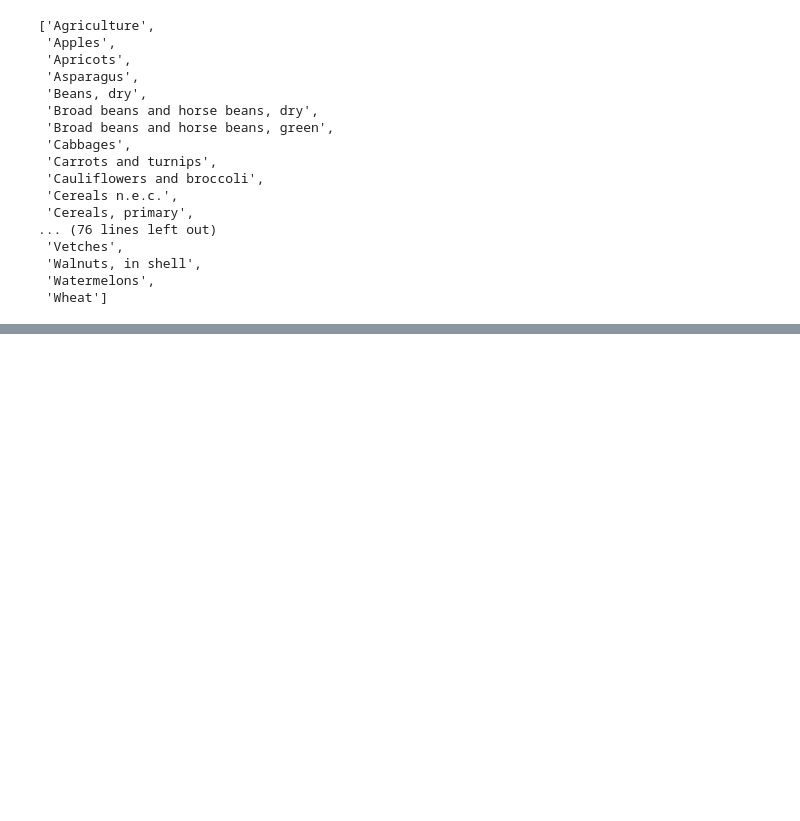
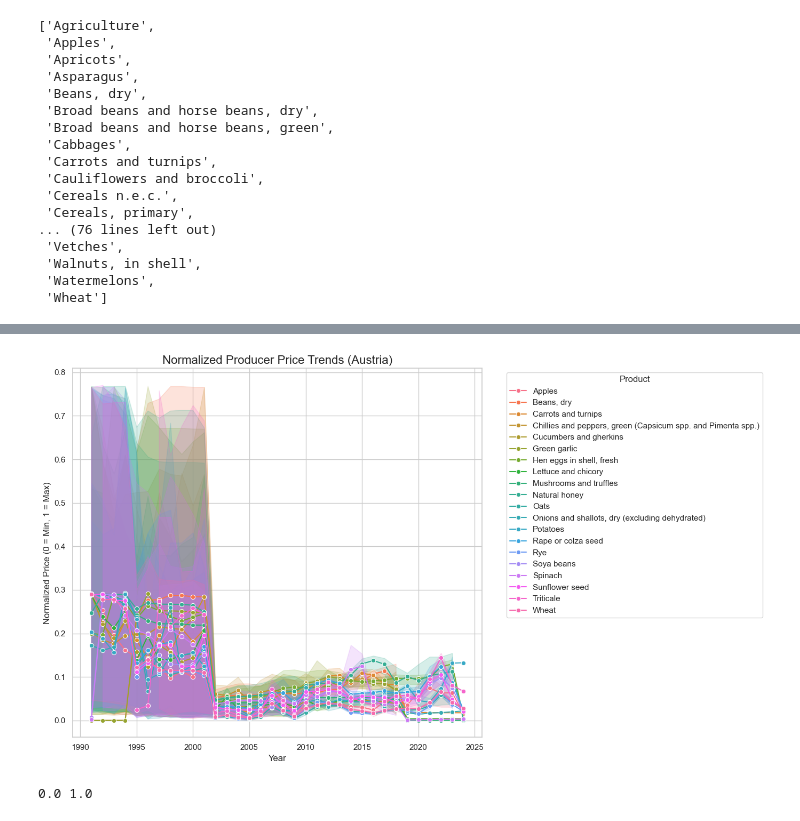
Before and after one commit to Muhsiinn/Austrian-food-price-analysis, a Jupyter notebook: notebooks/price_trend_analysis.ipynb, the cells around one changed output, grey strips where cells are left out. Drawn from its saved outputs; the diff is of its cells as text; code cells hidden in the pictures; blank space fills up the shorter version.

```diff
--- a/notebooks/price_trend_analysis.ipynb
+++ b/notebooks/price_trend_analysis.ipynb
@@ -94,0 +147,34 @@ sorted(producer_df["Item"].dropna().unique().tolist())
+# %%
+filtered_df = filtered_df.copy()  # just in case
+filtered_df["Normalized"] = (
+    filtered_df.groupby("Item")["Value"]
+    .transform(lambda x: (x - x.min()) / (x.max() - x.min()))
+)
+# %%
+plt.figure(figsize=(14, 8))
+
+# Plot line chart with markers
+sns.lineplot(
+    data=filtered_df,
+    x="Year",
+    y="Normalized",
+    hue="Item",
+    marker="o"
+)
+
+plt.title("Normalized Producer Price Trends (Austria)", fontsize=16)
+plt.xlabel("Year")
+plt.ylabel("Normalized Price (0 = Min, 1 = Max)")
+plt.legend(title="Product", bbox_to_anchor=(1.05, 1), loc='upper left')
+plt.tight_layout()
+
+# Save plot to visuals folder
+plt.savefig("../visuals/normalized_producer_price_trends.png", dpi=300)
+
+plt.show()
+# %% [output]
+[figure, added]
+# %%
+print(filtered_df["Normalized"].min(), filtered_df["Normalized"].max())
+# %% [output]
+0.0 1.0
```
Also changed, not shown: parts of 12 cells of this notebook, 7 other files.
